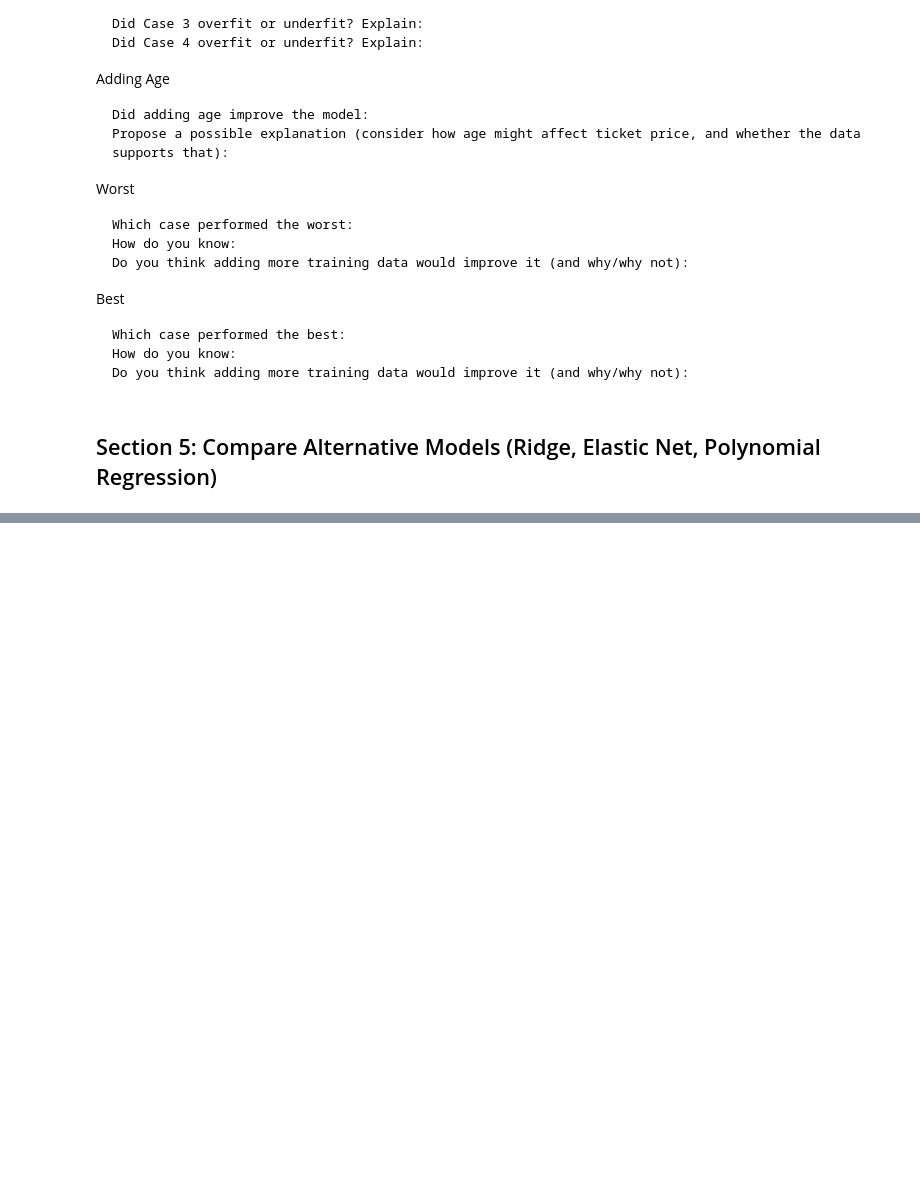
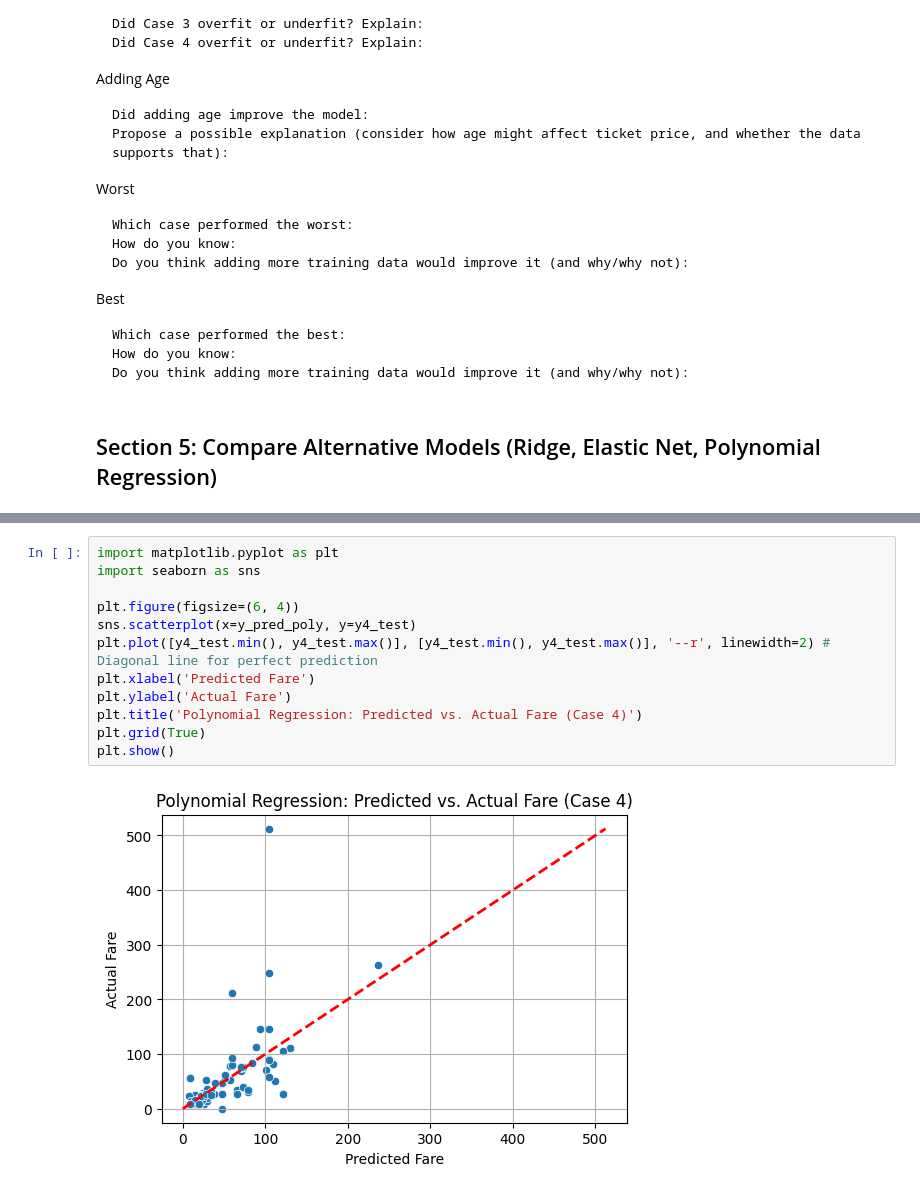
Before and after one commit to matthewpblock/applied-ml-matthew-block, a Jupyter notebook: notebooks/project04/ml04_block.ipynb, the cells around one changed output, grey strips where cells are left out. Cells and saved outputs as stored; diff of their text form; blank space fills up the shorter version.

```diff
--- a/notebooks/project04/ml04_block.ipynb
+++ b/notebooks/project04/ml04_block.ipynb
@@ -274,0 +356,14 @@ Best
+# %%
+import matplotlib.pyplot as plt
+import seaborn as sns
+
+plt.figure(figsize=(6, 4))
+sns.scatterplot(x=y_pred_poly, y=y4_test)
+plt.plot([y4_test.min(), y4_test.max()], [y4_test.min(), y4_test.max()], '--r', linewidth=2) # Diagonal line for perfect prediction
+plt.xlabel('Predicted Fare')
+plt.ylabel('Actual Fare')
+plt.title('Polynomial Regression: Predicted vs. Actual Fare (Case 4)')
+plt.grid(True)
+plt.show()
+# %% [output]
+[figure, added]
```
Also changed, not shown: parts of 52 cells of this notebook.
